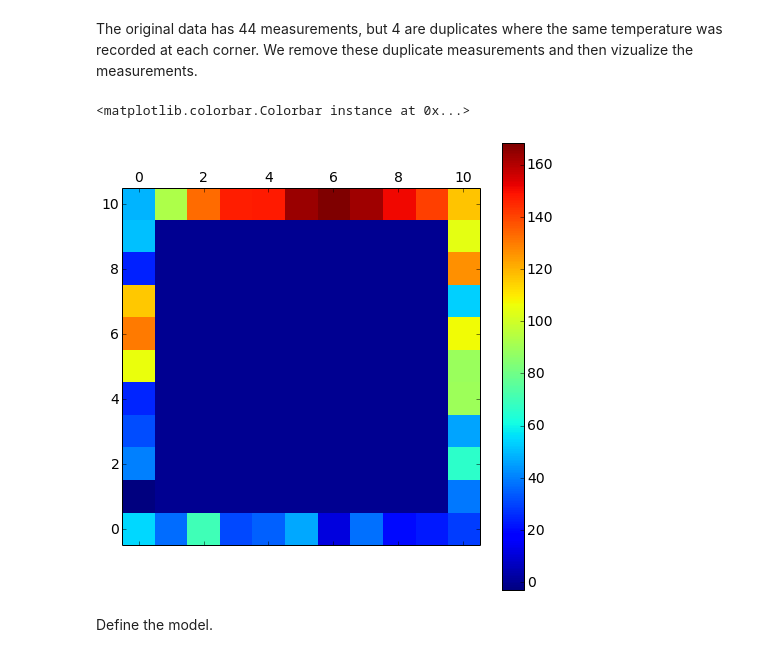
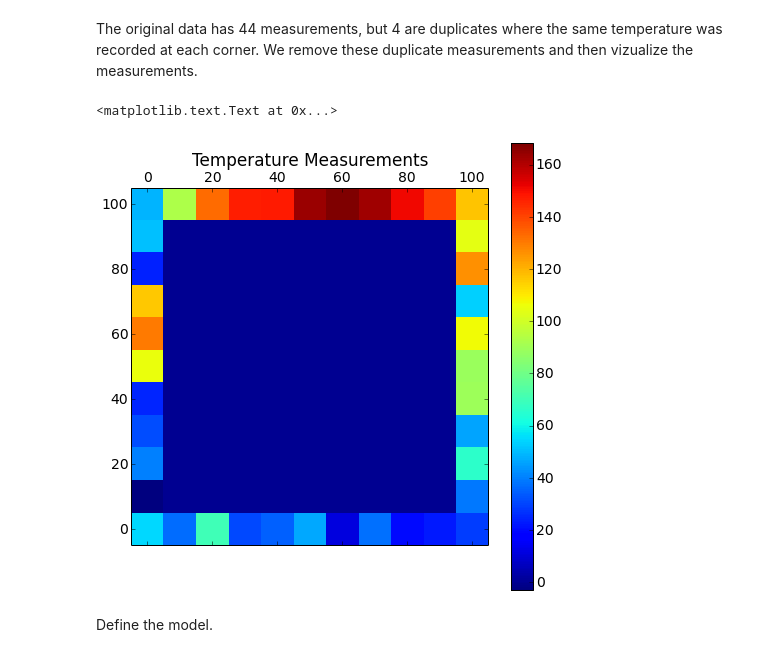
Before and after one commit to ronaldokun/Scientific-Computing, a Jupyter notebook: Nick Wilson 03-19-14 - Class Activities.ipynb, the cells around one changed output. Cells and saved outputs as stored; diff of their text form; code cells hidden in the pictures.

```diff
--- a/Nick Wilson 03-19-14 - Class Activities.ipynb
+++ b/Nick Wilson 03-19-14 - Class Activities.ipynb
@@ -10,15 +10,19 @@ The original data has 44 measurements, but 4 are duplicates where the same tempe
 # %%
 data = pandas.read_table('data/volcanodata.txt', names=('x', 'y', 't'), sep='\s+')
 data = data.drop_duplicates()
 
 im = np.zeros((11, 11))
 for _, (x, y, t) in data.iterrows():
     im[x / 10, y / 10] = t
 plt.matshow(im.T, origin='lower')
+ticks = [''] + [str(10 * i * 2) for i in xrange(6)]
+plt.gca().set_xticklabels(ticks)
+plt.gca().set_yticklabels(ticks)
 plt.colorbar()
+plt.title('Temperature Measurements')
 # %% [output]
-<matplotlib.colorbar.Colorbar instance at 0x...>
+<matplotlib.text.Text at 0x...>
-[figure, old version]
+[figure, new version]
 # %% [markdown]
 Define the model.
 # %%
```
Also changed, not shown: parts of 4 cells of this notebook.
